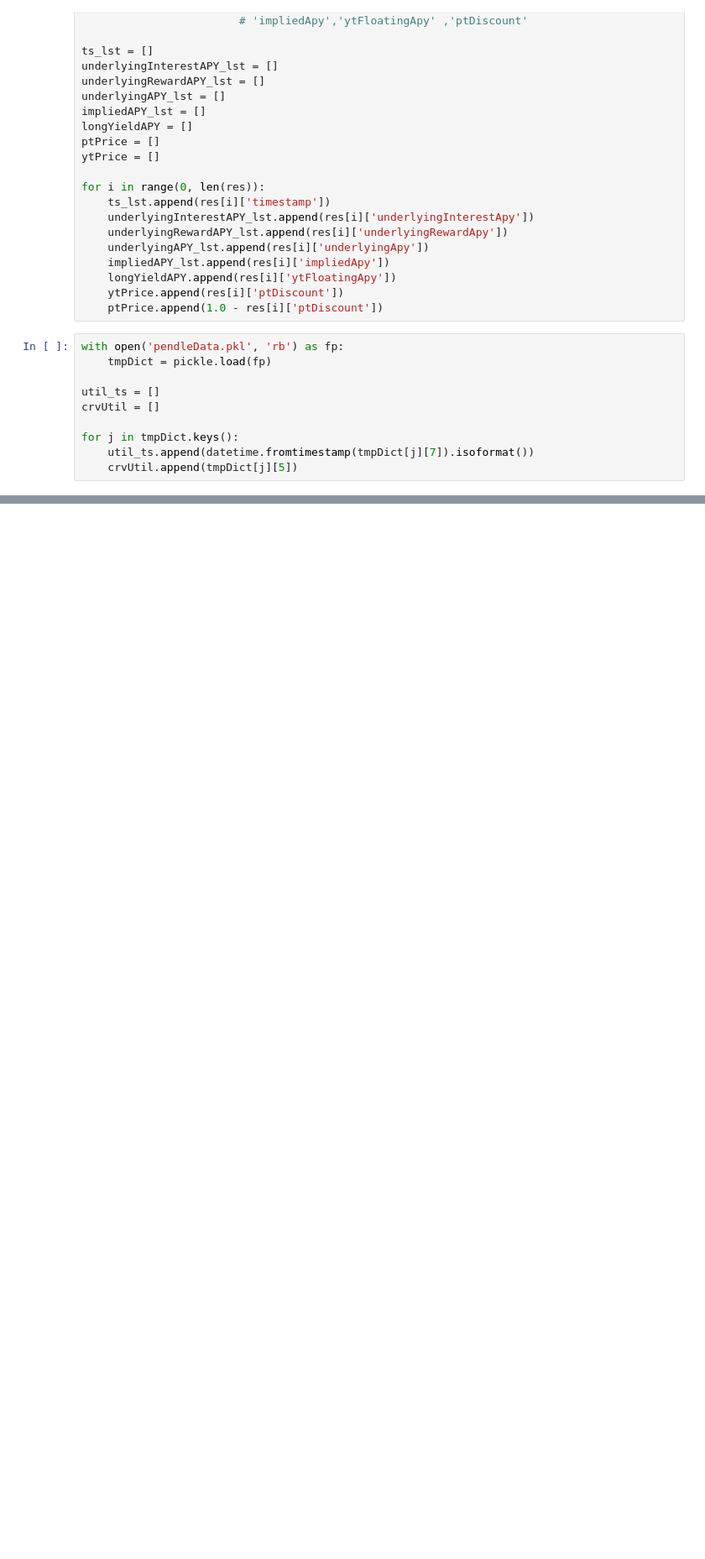
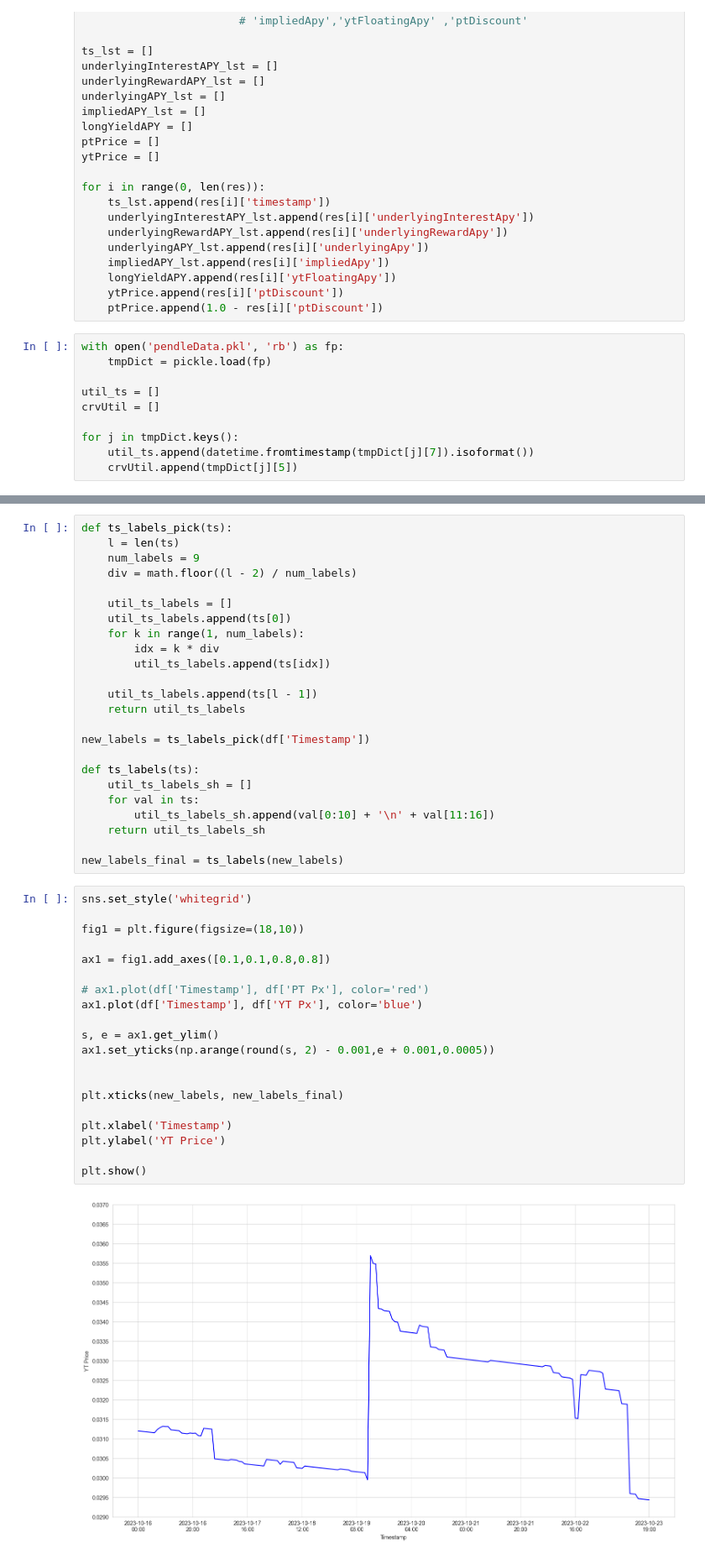
Before and after one commit to junkyahd/pendle-exploration, a Jupyter notebook: pendleAPI.ipynb, the cells around one changed output, grey strips where cells are left out. Shown: that part at 84% size. Drawn from its saved outputs; the diff is of its cells as text; blank space fills up the shorter version.

```diff
--- a/pendleAPI.ipynb
+++ b/pendleAPI.ipynb
@@ -203,0 +186,46 @@ plt.plot(util_ts, crvUtil)
+# %%
+def ts_labels_pick(ts):
+    l = len(ts)
+    num_labels = 9
+    div = math.floor((l - 2) / num_labels)
+
+    util_ts_labels = []
+    util_ts_labels.append(ts[0])
+    for k in range(1, num_labels):
+        idx = k * div
+        util_ts_labels.append(ts[idx])
+
+    util_ts_labels.append(ts[l - 1])
+    return util_ts_labels
+
+new_labels = ts_labels_pick(df['Timestamp'])
+
+def ts_labels(ts):
+    util_ts_labels_sh = []
+    for val in ts:
+        util_ts_labels_sh.append(val[0:10] + '\n' + val[11:16])
+    return util_ts_labels_sh
+
+new_labels_final = ts_labels(new_labels)
+# %%
+sns.set_style('whitegrid')
+
+fig1 = plt.figure(figsize=(18,10))
+
+ax1 = fig1.add_axes([0.1,0.1,0.8,0.8])
+
+# ax1.plot(df['Timestamp'], df['PT Px'], color='red')
+ax1.plot(df['Timestamp'], df['YT Px'], color='blue')
+
+s, e = ax1.get_ylim()
+ax1.set_yticks(np.arange(round(s, 2) - 0.001,e + 0.001,0.0005))
+
+
+plt.xticks(new_labels, new_labels_final)
+
+plt.xlabel('Timestamp')
+plt.ylabel('YT Price')
+
+plt.show()
+# %% [output]
+[figure, added]
```
Also changed, not shown: parts of 12 cells of this notebook.
